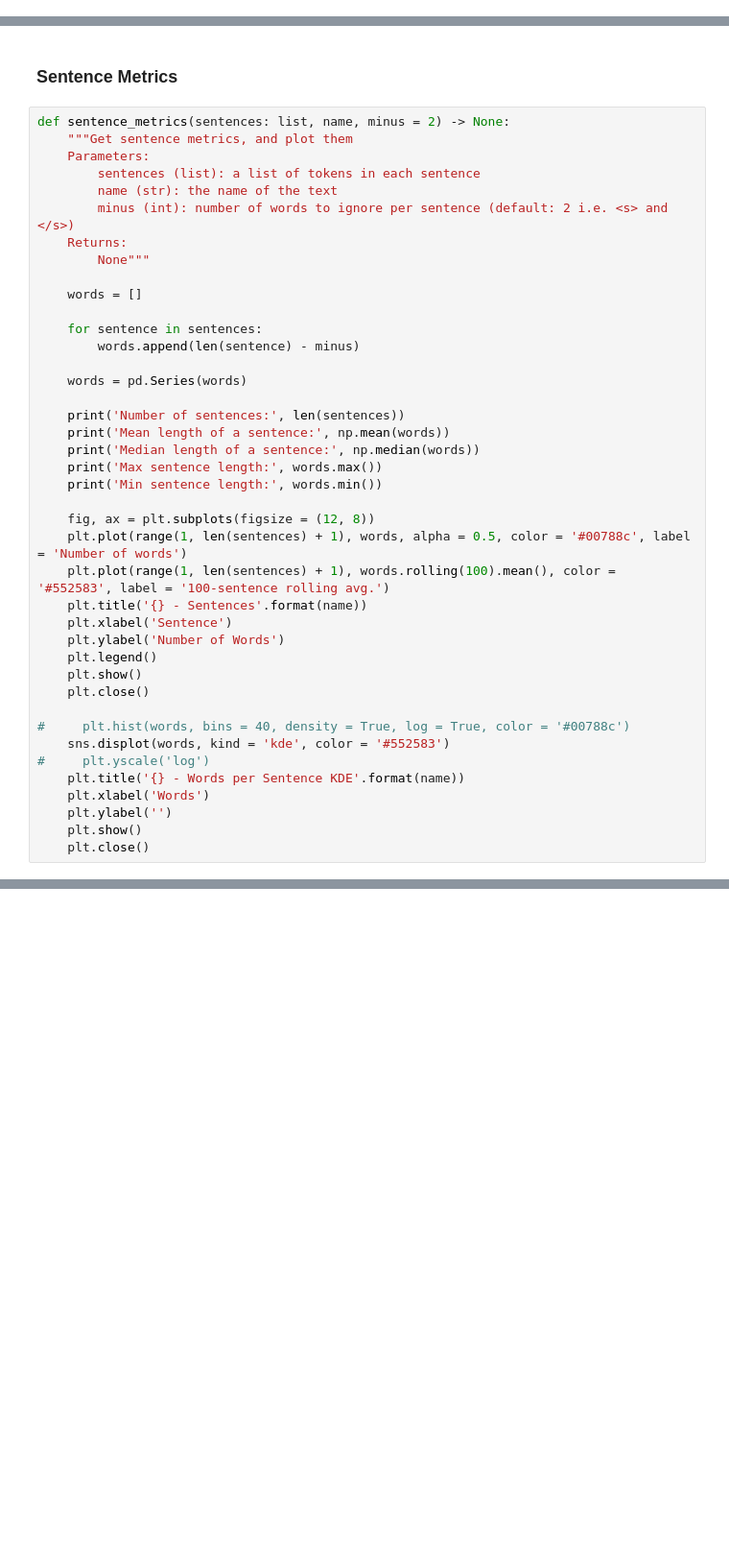
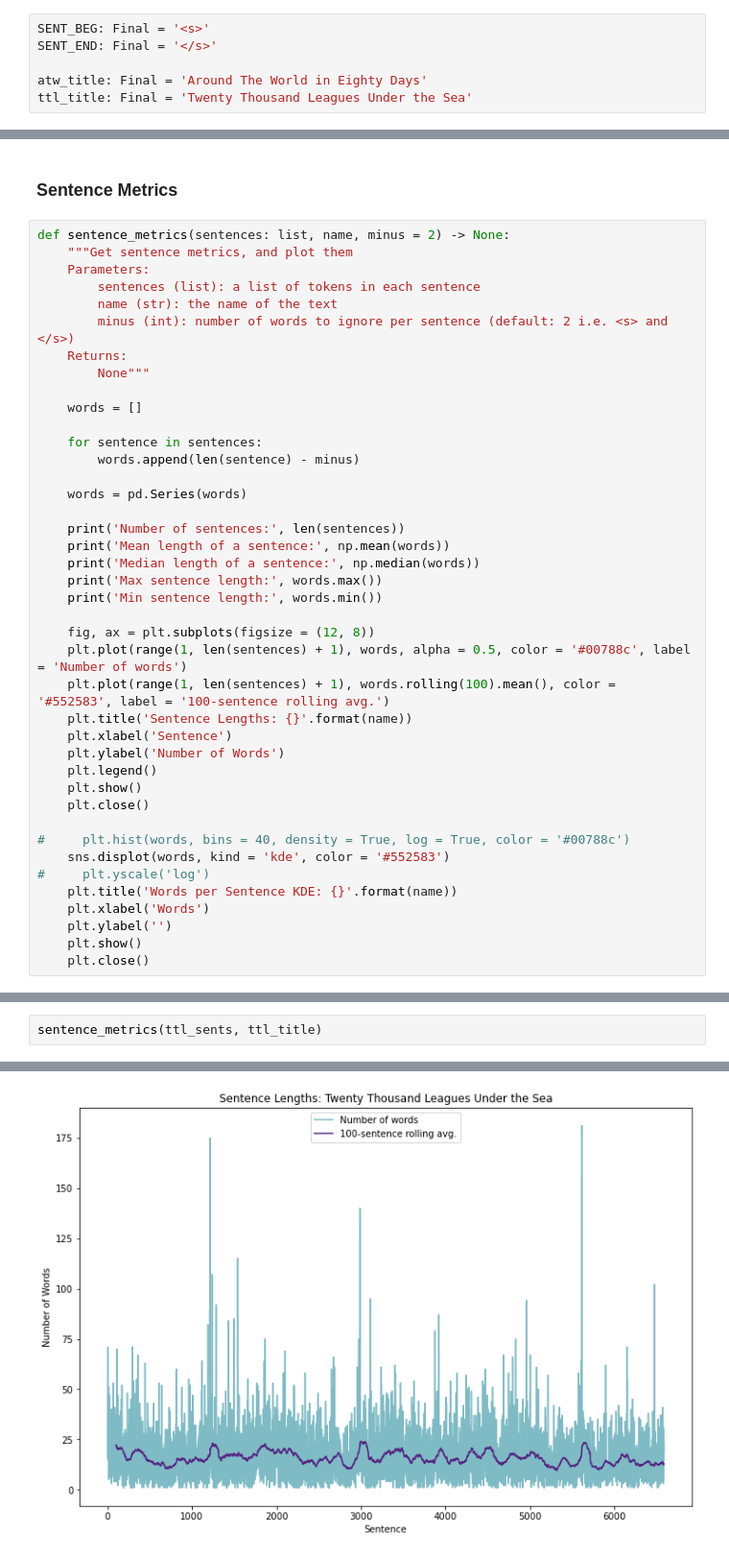
Before and after one commit to samar14641/ql-vocab-nets, a Jupyter notebook: quantitative_linguistics.ipynb, the cells around one changed output, grey strips where cells are left out. Shown: that part at 96% size. Saved outputs shown, nothing was run; the diff lists cells and outputs as text; blank space fills up the shorter version.

```diff
--- a/quantitative_linguistics.ipynb
+++ b/quantitative_linguistics.ipynb
@@ -17,3 +14,9 @@ SENT_END: Final = '</s>'
+# %%
+SENT_BEG: Final = '<s>'
+SENT_END: Final = '</s>'
+
+atw_title: Final = 'Around The World in Eighty Days'
+ttl_title: Final = 'Twenty Thousand Leagues Under the Sea'
 # %%
 def read_from_pickle(filepath):
     """Read an object from a pickle file
@@ -62,7 +65,7 @@ def sentence_metrics(sentences: list, name, minus = 2) -> None:
     fig, ax = plt.subplots(figsize = (12, 8))
     plt.plot(range(1, len(sentences) + 1), words, alpha = 0.5, color = '#00788c', label = 'Number of words')
     plt.plot(range(1, len(sentences) + 1), words.rolling(100).mean(), color = '#552583', label = '100-sentence rolling avg.')
-    plt.title('{} - Sentences'.format(name))
+    plt.title('Sentence Lengths: {}'.format(name))
     plt.xlabel('Sentence')
     plt.ylabel('Number of Words')
     plt.legend()
@@ -72,7 +75,7 @@ def sentence_metrics(sentences: list, name, minus = 2) -> None:
 #     plt.hist(words, bins = 40, density = True, log = True, color = '#00788c')
     sns.displot(words, kind = 'kde', color = '#552583')
 #     plt.yscale('log')
-    plt.title('{} - Words per Sentence KDE'.format(name))
+    plt.title('Words per Sentence KDE: {}'.format(name))
     plt.xlabel('Words')
     plt.ylabel('')
     plt.show()
@@ -99,0 +83,3 @@ Min sentence length: 0
+# %%
+sentence_metrics(ttl_sents, ttl_title)
+# %% [output]
@@ -99,0 +91 @@ Min sentence length: 0
+[figure, added]
```
Also changed, not shown: parts of 10 cells of this notebook.
